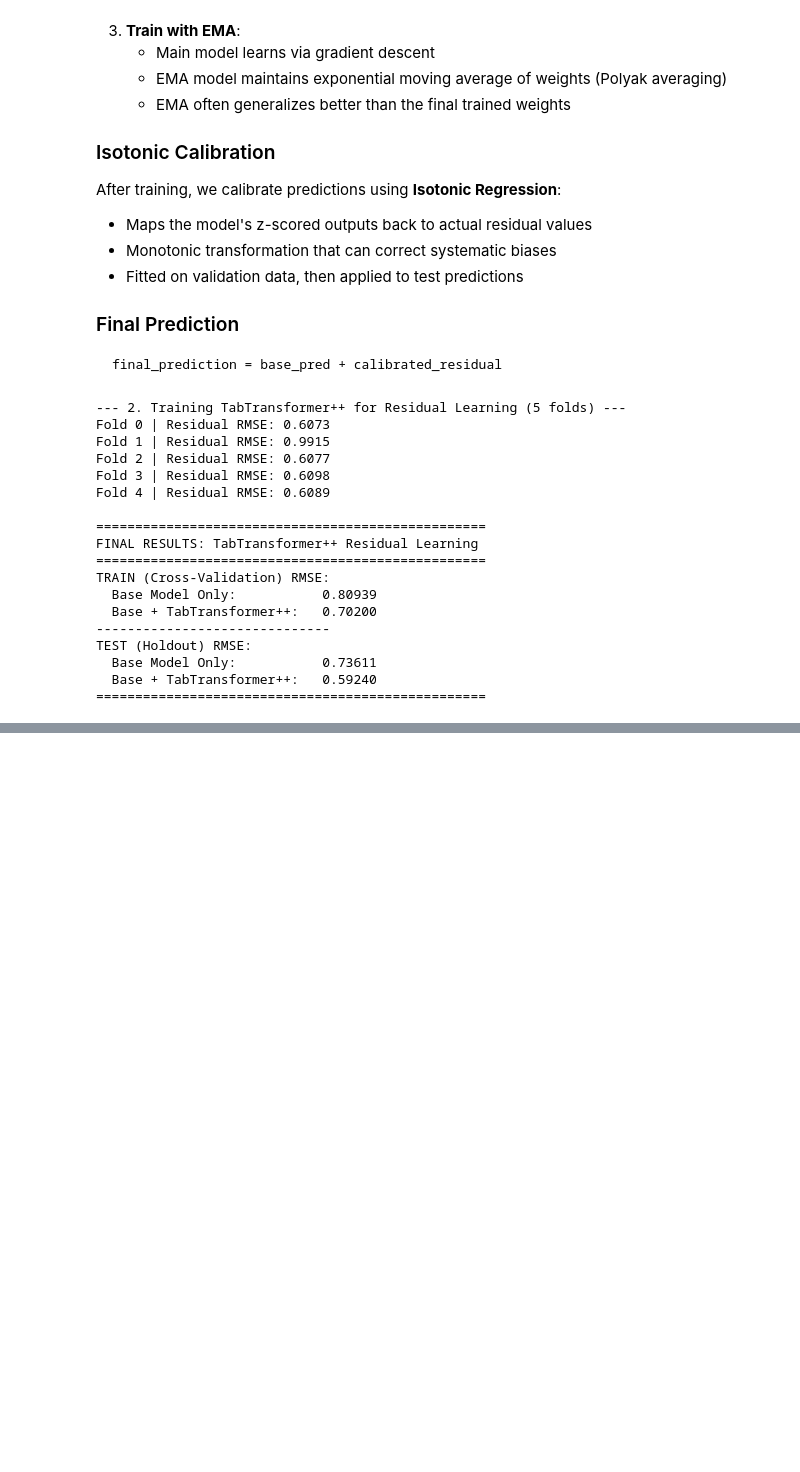
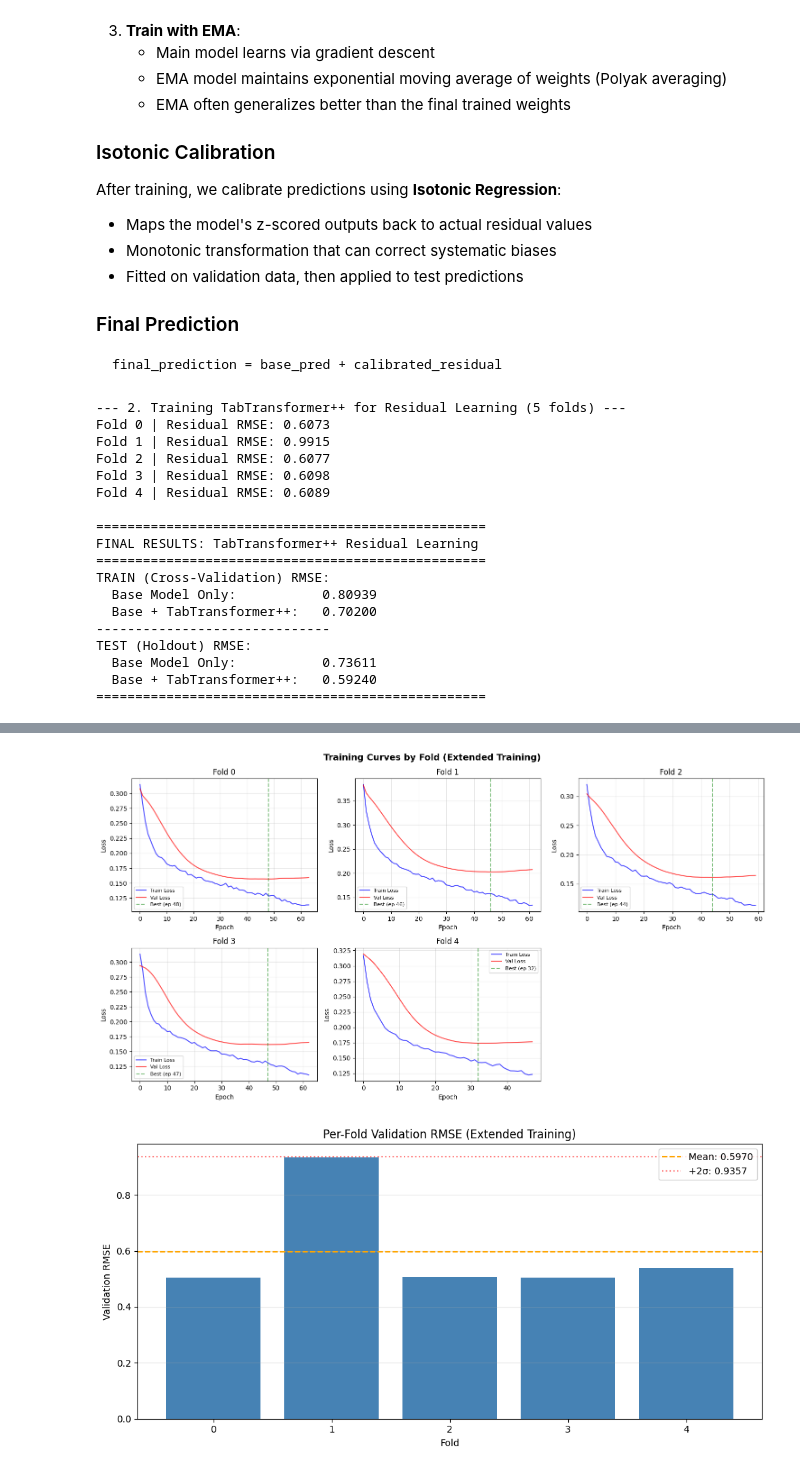
Before and after one commit to LEDazzio01/Tab-Transformer-Plus-Plus, a Jupyter notebook: TabTransformer_Residual_Learning.ipynb, the cells around one changed output, grey strips where cells are left out. Cells and saved outputs as stored; diff of their text form; code cells hidden in the pictures; blank space fills up the shorter version.

```diff
--- a/TabTransformer_Residual_Learning.ipynb
+++ b/TabTransformer_Residual_Learning.ipynb
@@ -724,0 +1654,69 @@ TEST (Holdout) RMSE:
+# %%
+# =============================================================================
+# Visualize Training Curves (Optional - requires matplotlib)
+# =============================================================================
+
+try:
+    import matplotlib.pyplot as plt
+    HAS_MATPLOTLIB = True
+except ImportError:
+    HAS_MATPLOTLIB = False
+    print("matplotlib not installed. Skipping visualization.")
+
+if HAS_MATPLOTLIB and 'extended_results' in dir() and extended_results is not None:
+    fig, axes = plt.subplots(2, 3, figsize=(15, 8))
+    fig.suptitle("Training Curves by Fold (Extended Training)", fontsize=14, fontweight='bold')
+
+    fold_histories = extended_results["fold_histories"]
+
+    for fold, history in fold_histories.items():
+        ax = axes.flatten()[fold]
+        epochs = range(len(history["train_losses"]))
+
+        # Plot losses
+        ax.plot(epochs, history["train_losses"], 'b-', label='Train Loss', alpha=0.7)
+        ax.plot(epochs, history["val_losses"], 'r-', label='Val Loss', alpha=0.7)
+
+        # Mark best epoch
+        best_epoch = history["best_epoch"]
+        ax.axvline(x=best_epoch, color='g', linestyle='--', alpha=0.5, label=f'Best (ep {best_epoch})')
+
+        ax.set_title(f"Fold {fold}")
+        ax.set_xlabel("Epoch")
+        ax.set_ylabel("Loss")
+        ax.legend(fontsize=8)
+        ax.grid(True, alpha=0.3)
+
+    # Hide extra subplot if we have 5 folds
+    if len(fold_histories) < 6:
+        axes.flatten()[5].axis('off')
+
+    plt.tight_layout()
+    plt.show()
+
+    # RMSE comparison across folds
+    fig2, ax2 = plt.subplots(figsize=(10, 5))
+
+    fold_metrics = extended_results["fold_metrics"]
+    folds = [m["fold"] for m in fold_metrics]
+    rmses = [m["final_val_rmse"] for m in fold_metrics]
+
+    bars = ax2.bar(folds, rmses, color=['red' if r > np.mean(rmses) + 2*np.std(rmses) else 'steelblue'
+                                         for r in rmses])
+    ax2.axhline(y=np.mean(rmses), color='orange', linestyle='--', label=f'Mean: {np.mean(rmses):.4f}')
+    ax2.axhline(y=np.mean(rmses) + 2*np.std(rmses), color='red', linestyle=':', alpha=0.5,
+                label=f'+2σ: {np.mean(rmses) + 2*np.std(rmses):.4f}')
+
+    ax2.set_xlabel("Fold")
+    ax2.set_ylabel("Validation RMSE")
+    ax2.set_title("Per-Fold Validation RMSE (Extended Training)")
+    ax2.legend()
+    ax2.grid(True, alpha=0.3, axis='y')
+
+    plt.tight_layout()
+    plt.show()
+else:
+    print("Skipping visualization (matplotlib not available or extended training not run)")
+# %% [output]
+[figure, added]
+[figure, added]
```
Also changed, not shown: parts of 16 cells of this notebook.
